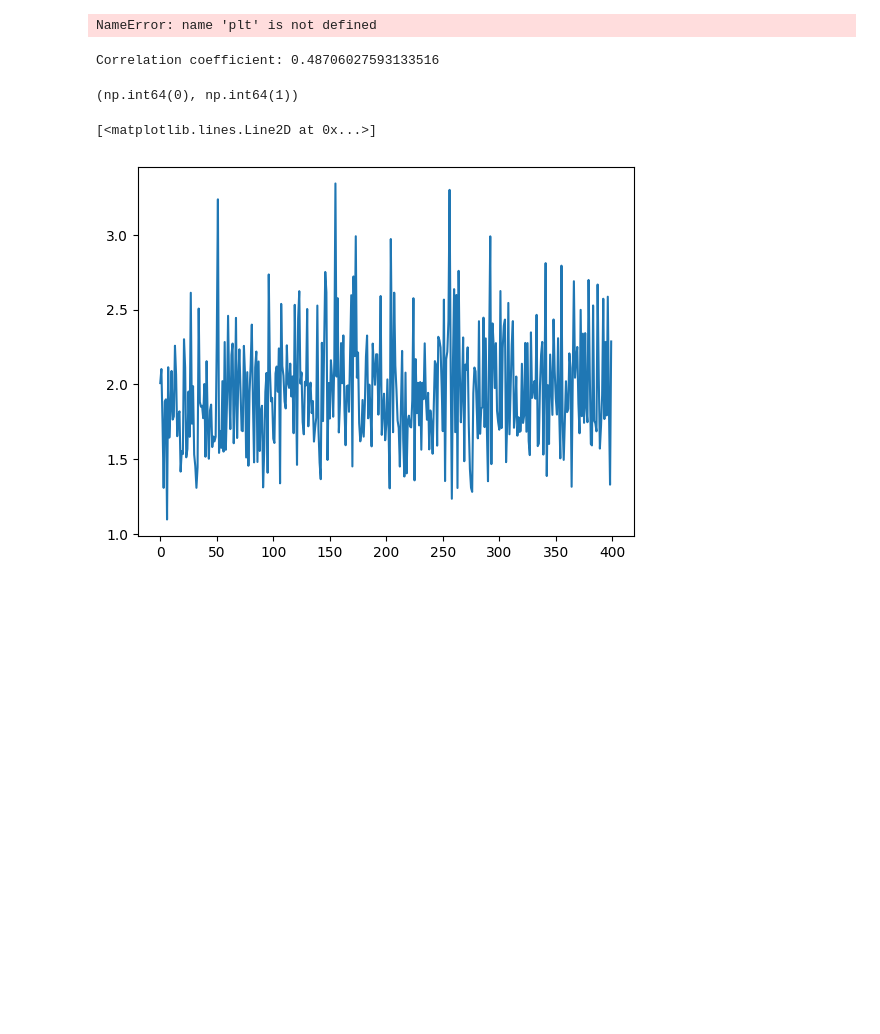
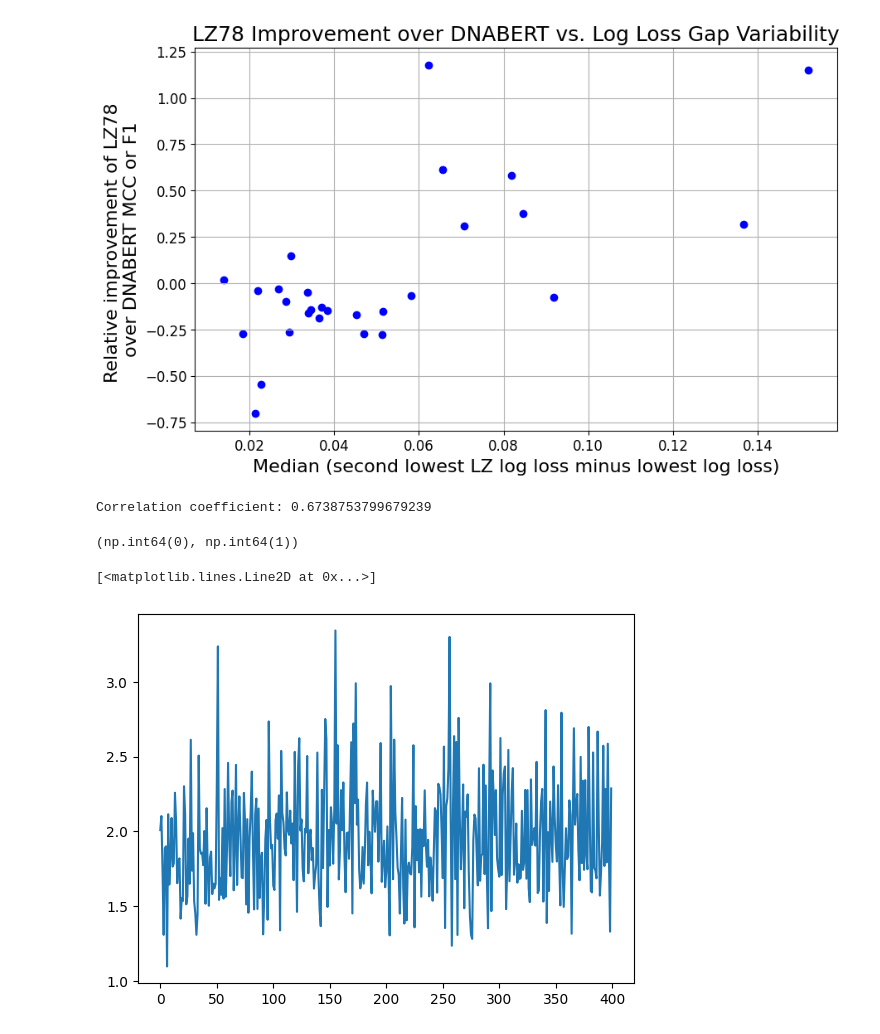
Before and after one commit to Yasmine-Omri/LZ-Genomics, a Jupyter notebook: ExploreDiagnosticForLZPerformance.ipynb, the cells around one changed output. Saved outputs shown, nothing was run; the diff lists cells and outputs as text; code cells hidden in the pictures; blank space fills up the shorter version.

```diff
--- a/ExploreDiagnosticForLZPerformance.ipynb
+++ b/ExploreDiagnosticForLZPerformance.ipynb
@@ -211,26 +211,26 @@ df["lz78_metric"] = [lz78[datasets.index(name)] for name in df["name"]]
 #     df["std_log_loss_of_correct_label_when_incorrect"] / df["mean_log_loss_of_correct_label_when_incorrect"],
 #     0.3
 # )
-df["predictor"] = df["median_gap_when_correct"]
+df["predictor"] = df["median_gap"]
 # %%
 # plot improvement vs. various things
 plt.figure(figsize=(10, 6))
 plt.grid(True)
 
 plt.scatter(
     df["predictor"],
     df["improvement"],
     color='blue'
 )
-plt.ylabel("(LZ78 MCC or F1 - DNABERT MCC or F1)\ndivided by DNABERT MCC or F1", fontsize=16)
-plt.xlabel("Median (LZ log loss for correct class - second lowest LZ log loss)\nwhen prediction is correct", fontsize=16)
+plt.ylabel("Relative improvement of LZ78 \nover DNABERT MCC or F1", fontsize=16)
+plt.xlabel("Median (second lowest LZ log loss minus lowest log loss)", fontsize=16)
 # make fonts bigger
 plt.xticks(fontsize=12)
 plt.yticks(fontsize=12)
 plt.title("LZ78 Improvement over DNABERT vs. Log Loss Gap Variability", fontsize=18)
 plt.show()
 # %% [output]
-NameError: name 'plt' is not defined
+[figure, added]
 # %%
 # predictor_variable = np.minimum(df["predictor"], 1)
 predictor_variable = df["predictor"]
@@ -239,7 +239,7 @@ predictor_variable = df["predictor"]
 correlation = np.corrcoef(predictor_variable, df["improvement"])[0, 1]
 print(f"Correlation coefficient: {correlation}")
 # %% [output]
-Correlation coefficient: 0.48706027593133516
+Correlation coefficient: 0.6738753799679239
 # %%
 emp = DATA[1]
 splice = DATA[21]
```
Also changed, not shown: parts of 1 cell of this notebook, 8 other files.
